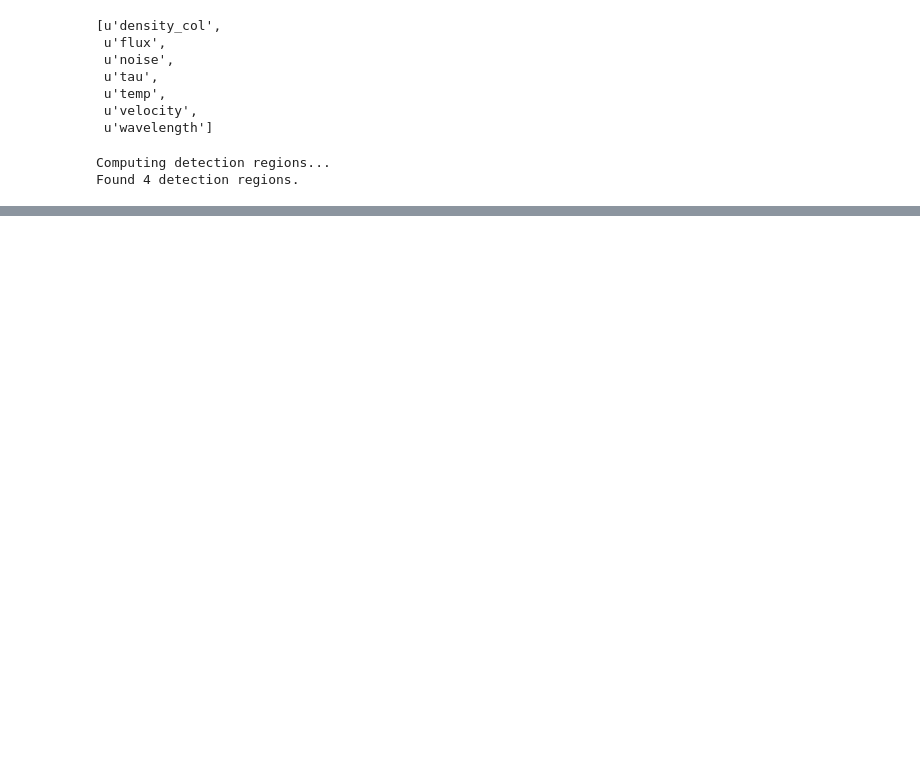
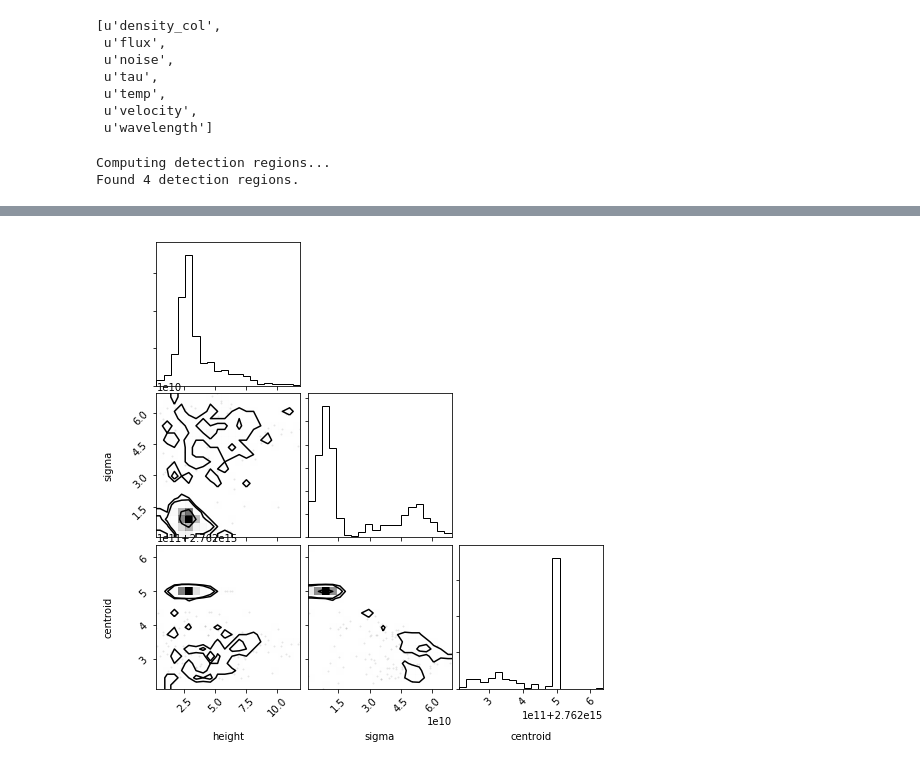
Before and after one commit to sarahappleby/VAMP, a Jupyter notebook: spec_demo_pygad.ipynb, the cells around one changed output, grey strips where cells are left out. Cells and saved outputs as stored; diff of their text form; code cells hidden in the pictures; blank space fills up the shorter version.

```diff
--- a/spec_demo_pygad.ipynb
+++ b/spec_demo_pygad.ipynb
@@ -202,0 +156,9 @@ The output heights of the lines in this region are much lower than the optical d
+# %%
+height_samples = stuff.mcmc.trace(stuff.estimated_variables[3]['height'])[:]
+sigma_samples = stuff.mcmc.trace(stuff.estimated_variables[3]['sigma'])[:]
+centroid_samples = stuff.mcmc.trace(stuff.estimated_variables[3]['centroid'])[:]
+
+samples = np.transpose(np.array([height_samples, sigma_samples, centroid_samples]))
+
+fig = corner.corner(samples, labels=['height', 'sigma', 'centroid'])
+# %% [output]
@@ -202,0 +166 @@ The output heights of the lines in this region are much lower than the optical d
+[figure, added]
```
Also changed, not shown: parts of 20 cells of this notebook.
